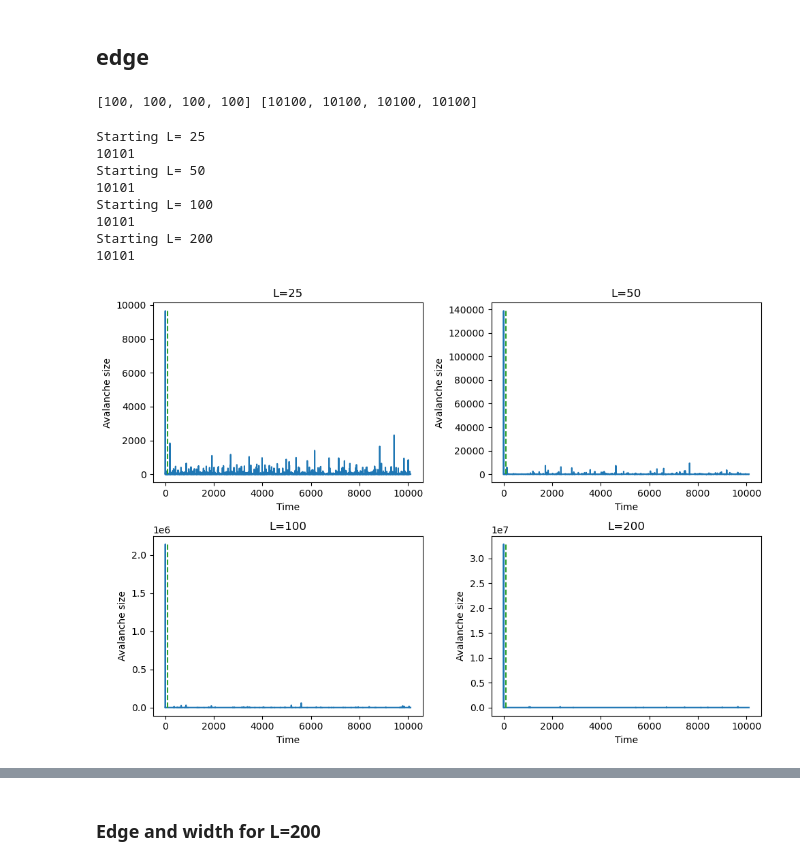
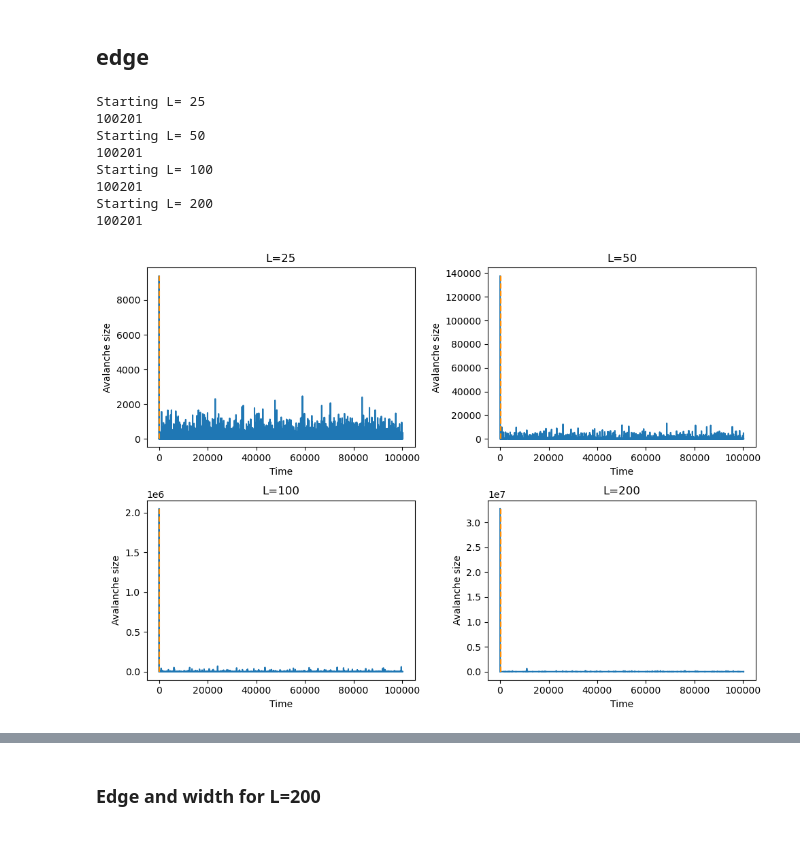
Before and after one commit to SSBNS/Complex_physics_SSBNS, a Jupyter notebook: Midterm/Midterm 2/midterm_2.ipynb, the cells around one changed output, grey strips where cells are left out. Cells and saved outputs as stored; diff of their text form; code cells hidden in the pictures.

```diff
--- a/Midterm/Midterm 2/midterm_2.ipynb
+++ b/Midterm/Midterm 2/midterm_2.ipynb
@@ -76,6 +79,7 @@ def topple(array,count):
      N = np.shape(array)[0]
      frustration = np.sum(mask)
      count += frustration
+
      # create new array with update values to be added to array
      update_array = np.zeros_like(array)
      # Make tuple of indecies of active sites
@@ -149,7 +153,7 @@ def topple_size(array,count,prev_avalanche):
 
      return count,new_avalanche
 
-# @nb.njit
+@nb.njit
 def sandpile_size(L=25,n_max=10**3):
      grid = np.floor(2*random.rand(L+2,L+2))
      avalanche_size = []
@@ -256,18 +260,14 @@ def sandpile_edge_size(L=25,n_max=10**3):
                avalanche_width.append(0)
      return np.array(avalanche_size),np.array(avalanche_width)
 
-def logbin_plot(data,ax,bins=20):
-    bins = np.logspace(0,np.log10(max(data))+0.1,num=int(bins))
+def logbin_plot(data,ax,num_bins=20,colour = "tab:blue",alpha=1):
+    '''Plotting normalised, logninned data'''
+    bins = np.logspace(0,np.log10(max(data))+0.1,num=int(num_bins))
     widths = (bins[1:]-bins[:-1])
     hist = np.histogram(data,bins=bins)
+    bins = (bins[:-1]+bins[1:])/2
     hist_norm = hist[0]/widths
-    ax.bar(bins[:-1],hist_norm,widths)
+    hist_norm *= 1/(np.sum(hist_norm*widths))
+    ax.bar(bins,hist_norm,widths,color=colour,alpha=alpha)
     ax.loglog()
-    return bins[:-1],hist_norm,widths
+    return bins,hist_norm,widths
-# %%
-L=10+2
-grid = np.floor(2*random.rand(L,L))
-grid = np.zeros((L,L))
-count=0
-grid[6,6]=2
-print(grid)
@@ -305,8 +274,12 @@ print(grid)
 # %%
-# 1
+# 1: Remember to uncomment sum functions before running this block
+L_list = [25,50,100,200]
+n_min = [800,1600,4200,10**4]
+n_max = [n+10**4 for n in n_min]
+print(n_min,n_max)
 N=25
 j = 0
-soc,sum = sandpile(N,n_max=n_max[j])
+soc,sum = sandpile(N,n_max=int(n_max[j]))
 data = np.vstack((soc,sum)).T
 print(np.shape(data))
 np.savetxt("Data/25_sum.txt",data,header='sizes,grains per site')
@@ -336,13 +317,16 @@ plt.show()
 # %%
 # 2
+L_list = [25,50,100,200]
+n_min = [800,1600,4200,10**4]
+n_max = [n+10**4 for n in n_min]
 fig,ax = plt.subplots(2,2,figsize =(10,7))
 for index,L in enumerate(L_list):
     print("Starting L=",L)
-    data = sandpile(L=L,n_max=n_max[index])
+    data = sandpile(L=L,n_max=int(n_max[index]))
     axis = ax.flatten()[index]
     axis.plot(np.arange(len(data)),data)
     axis.set_title("L="+str(L))
-    axis.plot([n_min[index],n_min[index]],[0,max(data)],color="tab:green",linestyle="dashed")
+    axis.plot([n_min[index],n_min[index]],[0,max(data)],color="darkorange",linestyle="dashed")
 
     axis.set_xlabel("Time")
     axis.set_ylabel("Avalanche size")
@@ -498,39 +486,35 @@ plt.show()
 # %% [markdown]
 ## edge
-# %%
-L_list = [25,50,100,200]
-n_min = [100,100,100,100]
-n_max = [n+10**4 for n in n_min]
-print(n_min,n_max)
-# %% [output]
-[100, 100, 100, 100] [10100, 10100, 10100, 10100]
 # %%
 # 4 edge
-
+L_list = [25,50,100,200]
+n_min = [200,200,200,200]
+n_max = [n+10**5 for n in n_min]
+print(n_min,n_max)
 fig,ax = plt.subplots(2,2,figsize =(10,7))
 for index,L in enumerate(L_list):
     print("Starting L=",L)
-    data = sandpile_edge(L=L,n_max=n_max[index])
+    data = sandpile_edge(L=L,n_max=int(n_max[index]))
     axis = ax.flatten()[index]
     axis.plot(np.arange(len(data)),data)
     axis.set_title("L="+str(L))
-    axis.plot([n_min[index],n_min[index]],[0,max(data)],color="tab:green",linestyle="dashed")
+    axis.plot([n_min[index],n_min[index]],[0,max(data)],color="darkorange",linestyle="dashed")
 
     axis.set_xlabel("Time")
     axis.set_ylabel("Avalanche size")
     print(len(data))
     np.savetxt("Data\\sizes_edge_L="+str(L)+".txt",data)
 fig.tight_layout()
 plt.show()
 # %% [output]
 Starting L= 25
-10101
+100201
 Starting L= 50
-10101
+100201
 Starting L= 100
-10101
+100201
 Starting L= 200
-10101
+100201
-[figure, old version]
+[figure, new version]
 # %%
 # plotting size destribution
```
Also changed, not shown: parts of 29 cells of this notebook, 29 other files.
